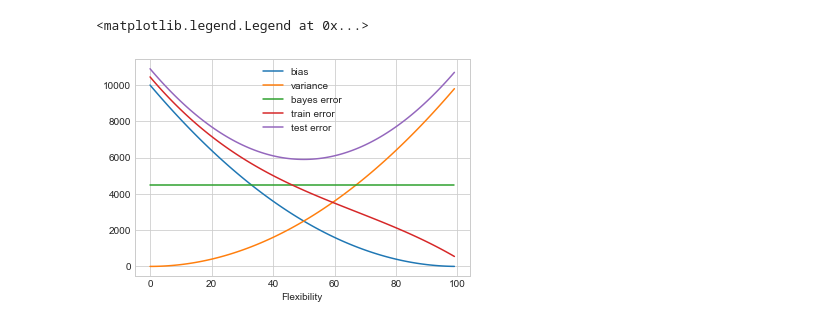
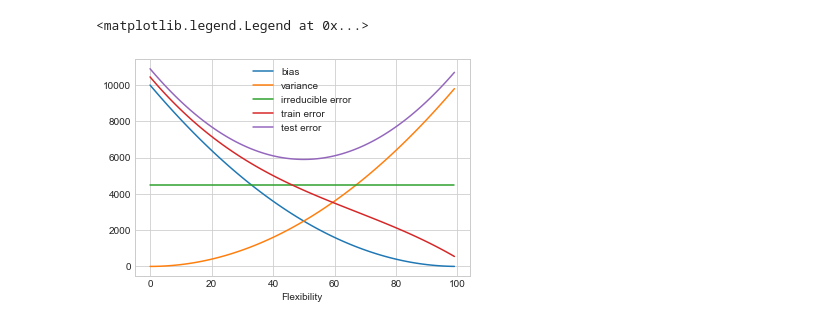
Before and after one commit to espseongsm/2021_spring_sta9890, a Jupyter notebook: homework1/bias_variance_decomposition.ipynb, the cells around one changed output. Cells and saved outputs as stored; diff of their text form; code cells hidden in the pictures.

```diff
--- a/homework1/bias_variance_decomposition.ipynb
+++ b/homework1/bias_variance_decomposition.ipynb
@@ -29,15 +29,15 @@ for i in flexibility:
 # %%
 import matplotlib.pyplot as plt
 plt.style.use('seaborn-whitegrid')
 fig = plt.figure()
 ax = plt.axes()
 plt.plot(flexibility, bias, label = 'bias')
 plt.plot(flexibility, variance, label = 'variance')
-plt.plot(flexibility, bayes_error, label = 'bayes error')
+plt.plot(flexibility, bayes_error, label = 'irreducible error')
 plt.plot(flexibility, train_error, label = 'train error')
 plt.plot(flexibility, test_error, label = 'test error')
 plt.xlabel("Flexibility")
 plt.legend()
 # %% [output]
 <matplotlib.legend.Legend at 0x...>
-[figure, old version]
+[figure, new version]
```
Also changed, not shown: 5 other files.
